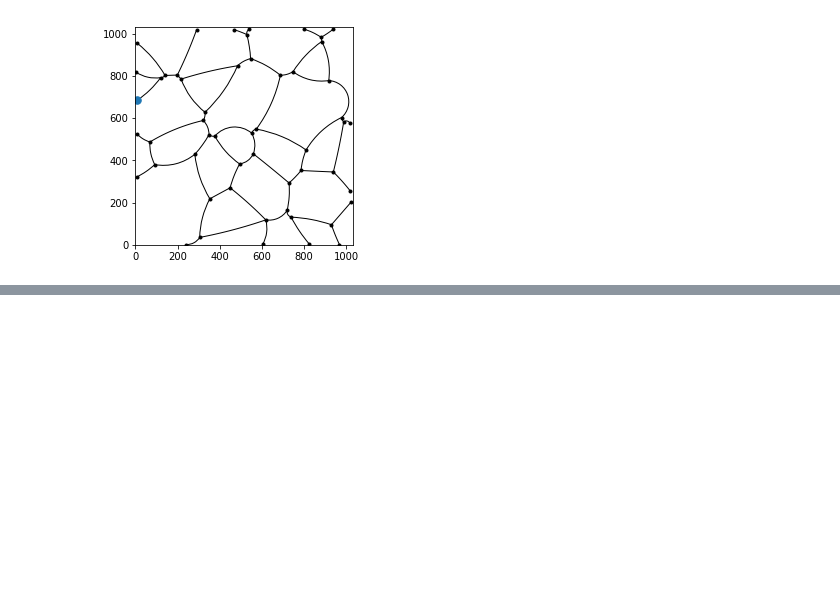
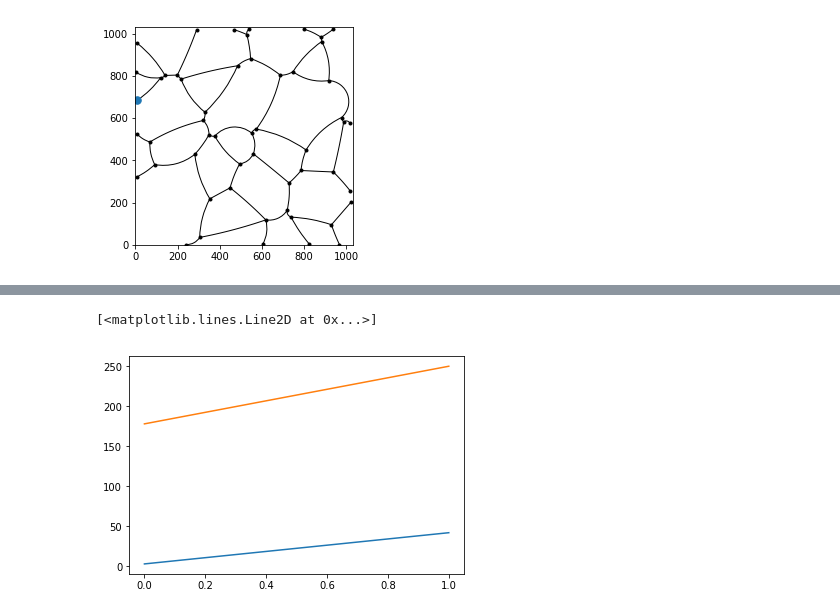
Before and after one commit to AllenCellModeling/DLITE, a Jupyter notebook: notebooks/scratch_paper.ipynb, the cells around one changed output, grey strips where cells are left out. Saved outputs shown, nothing was run; the diff lists cells and outputs as text; code cells hidden in the pictures; blank space fills up the shorter version.

```diff
--- a/notebooks/scratch_paper.ipynb
+++ b/notebooks/scratch_paper.ipynb
@@ -97,0 +189,21 @@ test.plot_single_cells(fig, ax, ax1, colonies, cell_label)
+# %%
+import numpy.linalg as la
+def func(p, common_node):
+    # This function outputs the absolute angle (0 to 360) that the edge makes with the horizontal
+    if p.node_a == common_node:
+        ind = p.node_a.edges.index(p)
+        this_vec = p.node_a.tension_vectors[ind]
+#         this_vec = np.subtract(p.node_b.loc, p.node_a.loc)
+    else:
+        ind = p.node_b.edges.index(p)
+        this_vec = p.node_b.tension_vectors[ind]
+#         this_vec = np.subtract(p.node_a.loc, p.node_b.loc)
+#     angle = np.arctan2(this_vec[1], this_vec[0])
+    #return np.rad2deg((2*np.pi + angle)%(2*np.pi))
+    return this_vec
+
+def py_ang(v1, v2):
+    """ Returns the angle in degrees between vectors 'v1' and 'v2'    """
+    cosang = np.dot(v1, v2)
+    sinang = la.norm(np.cross(v1, v2))
+    return np.rad2deg(np.arctan2(sinang, cosang))
@@ -97,0 +272,9 @@ test.plot_single_cells(fig, ax, ax1, colonies, cell_label)
+# %%
+fig, ax = plt.subplots(1,1)
+ax.plot(dic3[36][1][0])
+# ax.plot(new_vec[0])
+# ax.plot(new_vec[1])
+ax.plot(new_vec[2])
+# %% [output]
+[<matplotlib.lines.Line2D at 0x...>]
+[figure, added]
```
Also changed, not shown: parts of 30 cells of this notebook, 1 other file.
